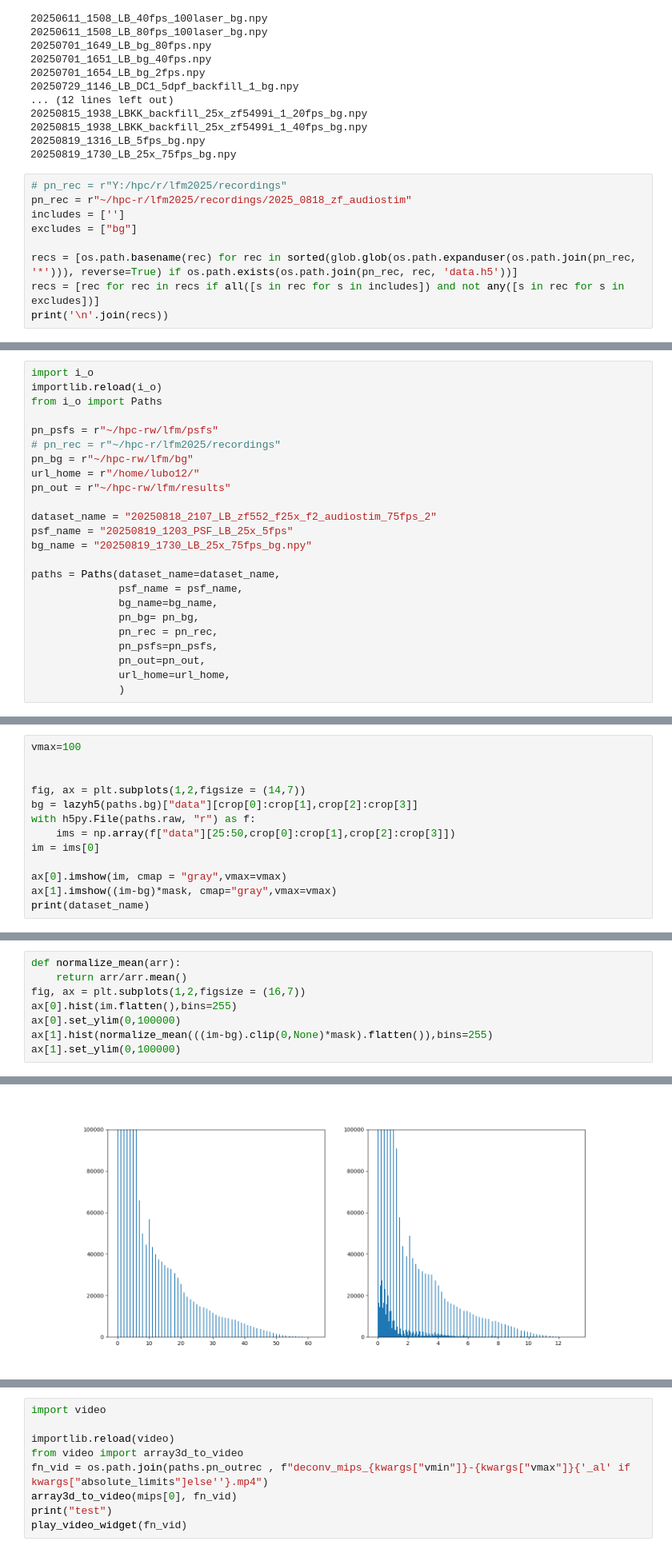
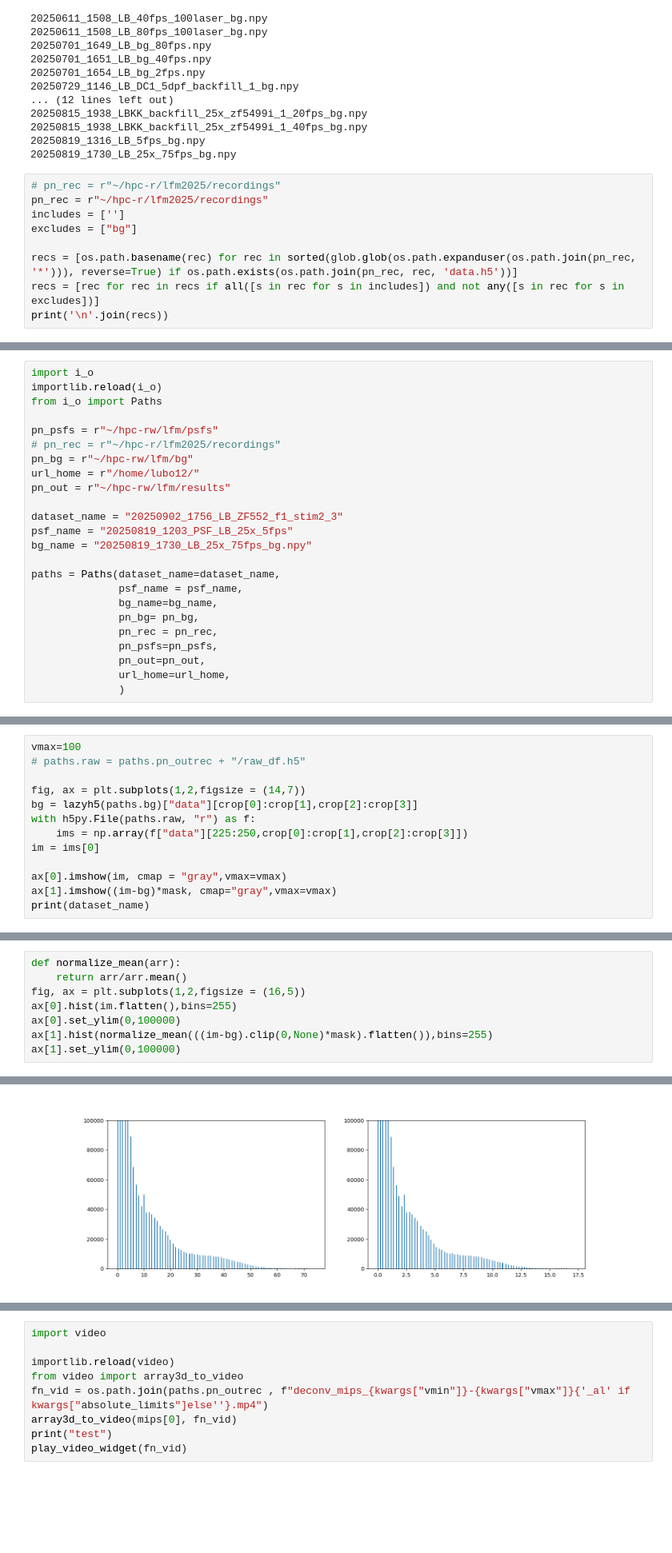
Before and after one commit to LukBorn/LFM, a Jupyter notebook: imaging/deconvolve_recording.ipynb, the cells around one changed output, grey strips where cells are left out. Shown at 80% size. Drawn from its saved outputs; the diff is of its cells as text; blank space fills up the shorter version.

```diff
--- a/imaging/deconvolve_recording.ipynb
+++ b/imaging/deconvolve_recording.ipynb
@@ -55,8 +56,8 @@ for file in sorted(pathlib.Path(os.path.expanduser(pn_bg)).iterdir()):
 20250819_1316_LB_5fps_bg.npy
 20250819_1730_LB_25x_75fps_bg.npy
 # %%
-# pn_rec = r"Y:/hpc/r/lfm2025/recordings"
-pn_rec = r"~/hpc-r/lfm2025/recordings/2025_0818_zf_audiostim"
+# pn_rec = r"~/hpc-r/lfm2025/recordings"
+pn_rec = r"~/hpc-r/lfm2025/recordings"
 includes = ['']
 excludes = ["bg"]
 
@@ -92,7 +93,7 @@ pn_bg = r"~/hpc-rw/lfm/bg"
 url_home = r"/home/lubo12/"
 pn_out = r"~/hpc-rw/lfm/results"
 
-dataset_name = "20250818_2107_LB_zf552_f25x_f2_audiostim_75fps_2"
+dataset_name = "20250902_1756_LB_ZF552_f1_stim2_3"
 psf_name = "20250819_1203_PSF_LB_25x_5fps"
 bg_name = "20250819_1730_LB_25x_75fps_bg.npy"
 
@@ -122,11 +149,11 @@ print(psf.shape)
 # %%
 vmax=100
-
+# paths.raw = paths.pn_outrec + "/raw_df.h5"
 
 fig, ax = plt.subplots(1,2,figsize = (14,7))
 bg = lazyh5(paths.bg)["data"][crop[0]:crop[1],crop[2]:crop[3]]
 with h5py.File(paths.raw, "r") as f:
-    ims = np.array(f["data"][25:50,crop[0]:crop[1],crop[2]:crop[3]])
+    ims = np.array(f["data"][225:250,crop[0]:crop[1],crop[2]:crop[3]])
 im = ims[0]
 
 ax[0].imshow(im, cmap = "gray",vmax=vmax)
@@ -138,14 +175,14 @@ print(dataset_name)
 # %%
 def normalize_mean(arr):
     return arr/arr.mean()
-fig, ax = plt.subplots(1,2,figsize = (16,7))
+fig, ax = plt.subplots(1,2,figsize = (16,5))
 ax[0].hist(im.flatten(),bins=255)
 ax[0].set_ylim(0,100000)
 ax[1].hist(normalize_mean(((im-bg).clip(0,None)*mask).flatten()),bins=255)
 ax[1].set_ylim(0,100000)
 # %% [output]
 (0.0, 100000.0)
-[figure, old version]
+[figure, new version]
 # %%
 import reconstruction
 importlib.reload(reconstruction)
```
Also changed, not shown: parts of 31 cells of this notebook, 9 other files.
